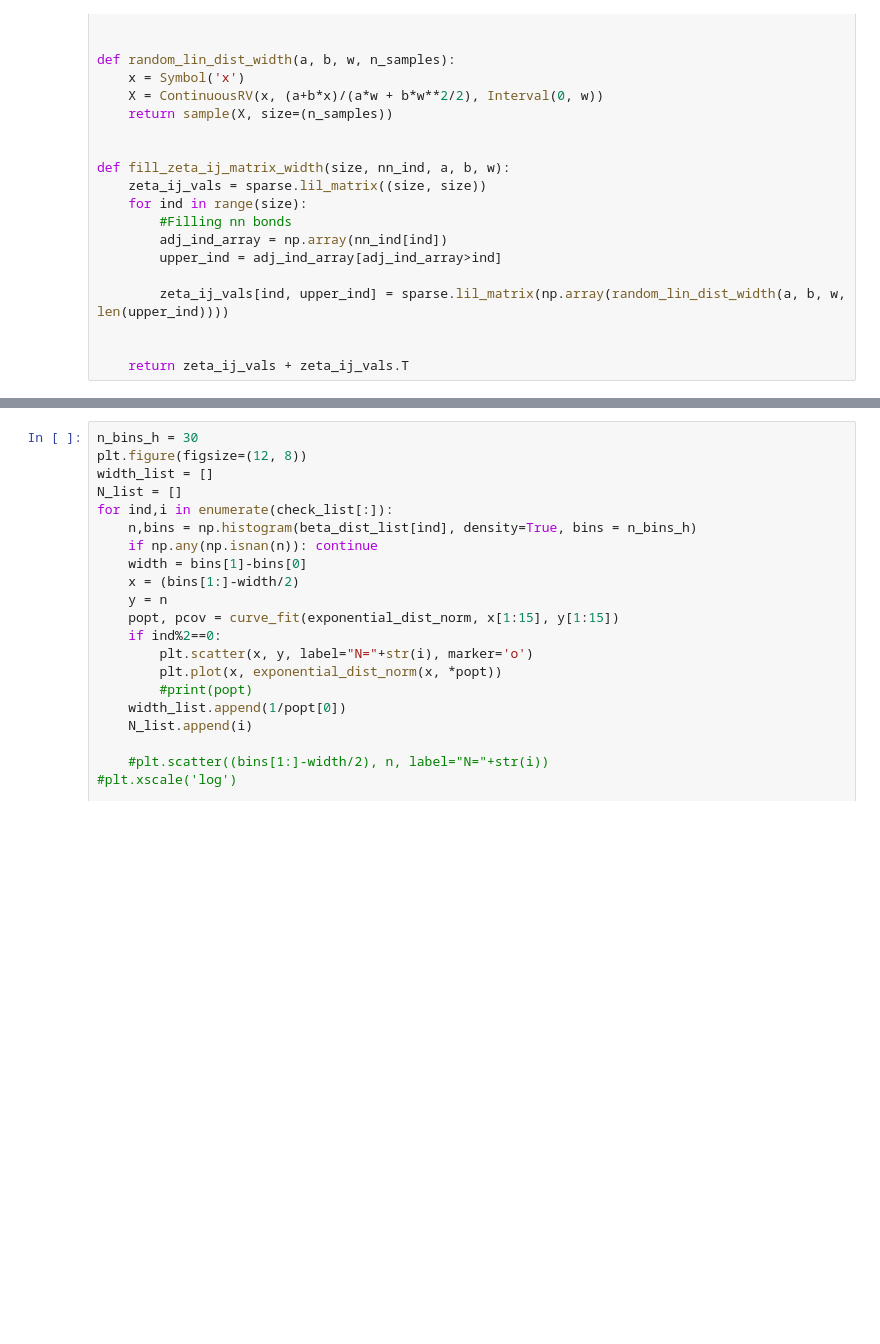
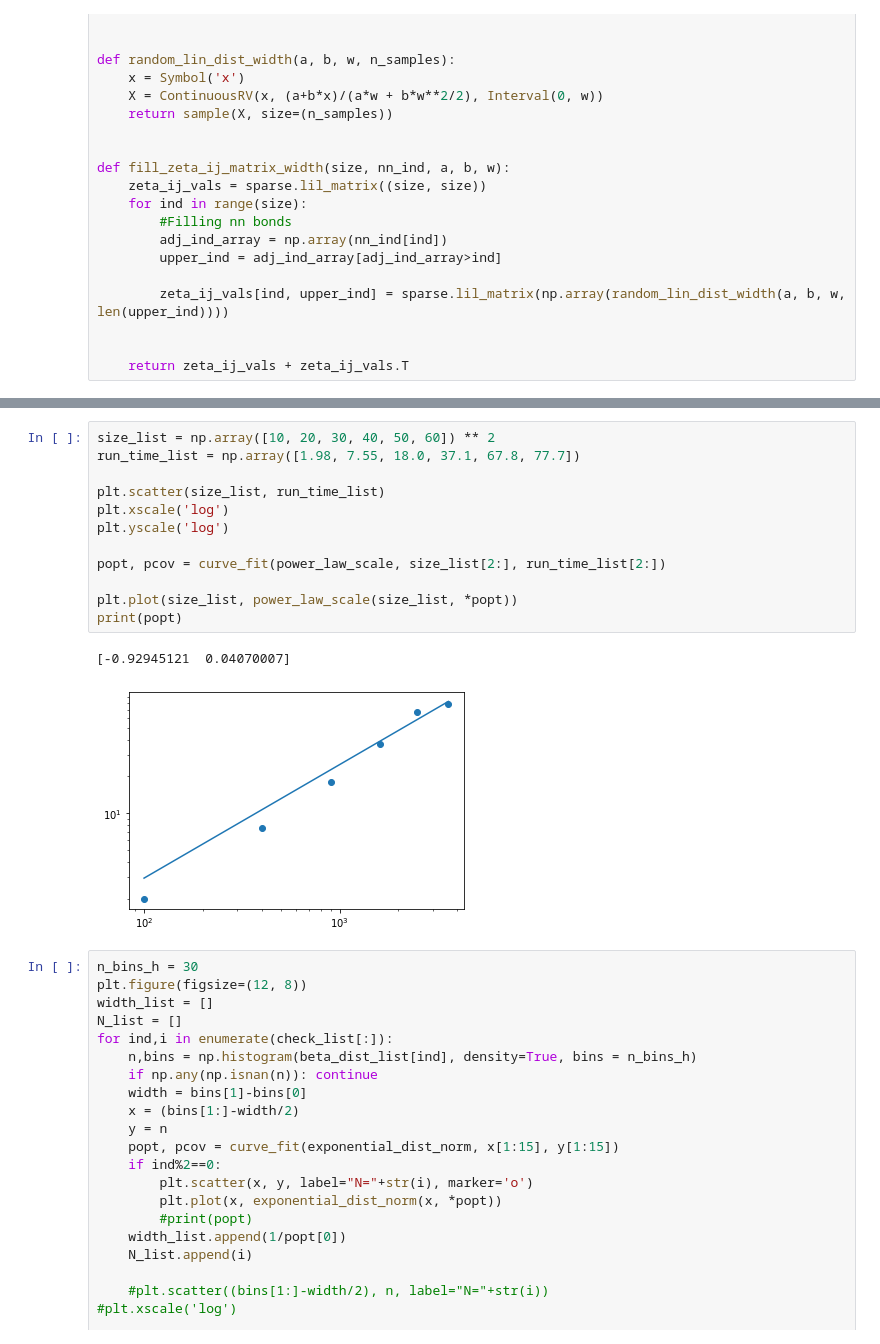
Before and after one commit to tsgaurav/Ising_RSRG, a Jupyter notebook: ipynb_notebooks/Log_Ising_Decimation_2D.ipynb, the cells around one changed output, grey strips where cells are left out. Saved outputs shown, nothing was run; the diff lists cells and outputs as text; blank space fills up the shorter version.

```diff
--- a/ipynb_notebooks/Log_Ising_Decimation_2D.ipynb
+++ b/ipynb_notebooks/Log_Ising_Decimation_2D.ipynb
@@ -459,3 +485,18 @@ print(time.time()-t0)
+# %%
+size_list = np.array([10, 20, 30, 40, 50, 60]) ** 2
+run_time_list = np.array([1.98, 7.55, 18.0, 37.1, 67.8, 77.7])
+
+plt.scatter(size_list, run_time_list)
+plt.xscale('log')
+plt.yscale('log')
+
+popt, pcov = curve_fit(power_law_scale, size_list[2:], run_time_list[2:])
+
+plt.plot(size_list, power_law_scale(size_list, *popt))
+print(popt)
+# %% [output]
+[-0.92945121  0.04070007]
+[figure, added]
 # %%
 n_bins_h = 30
 plt.figure(figsize=(12, 8))
```
Also changed, not shown: parts of 7 cells of this notebook, 2 other files.
